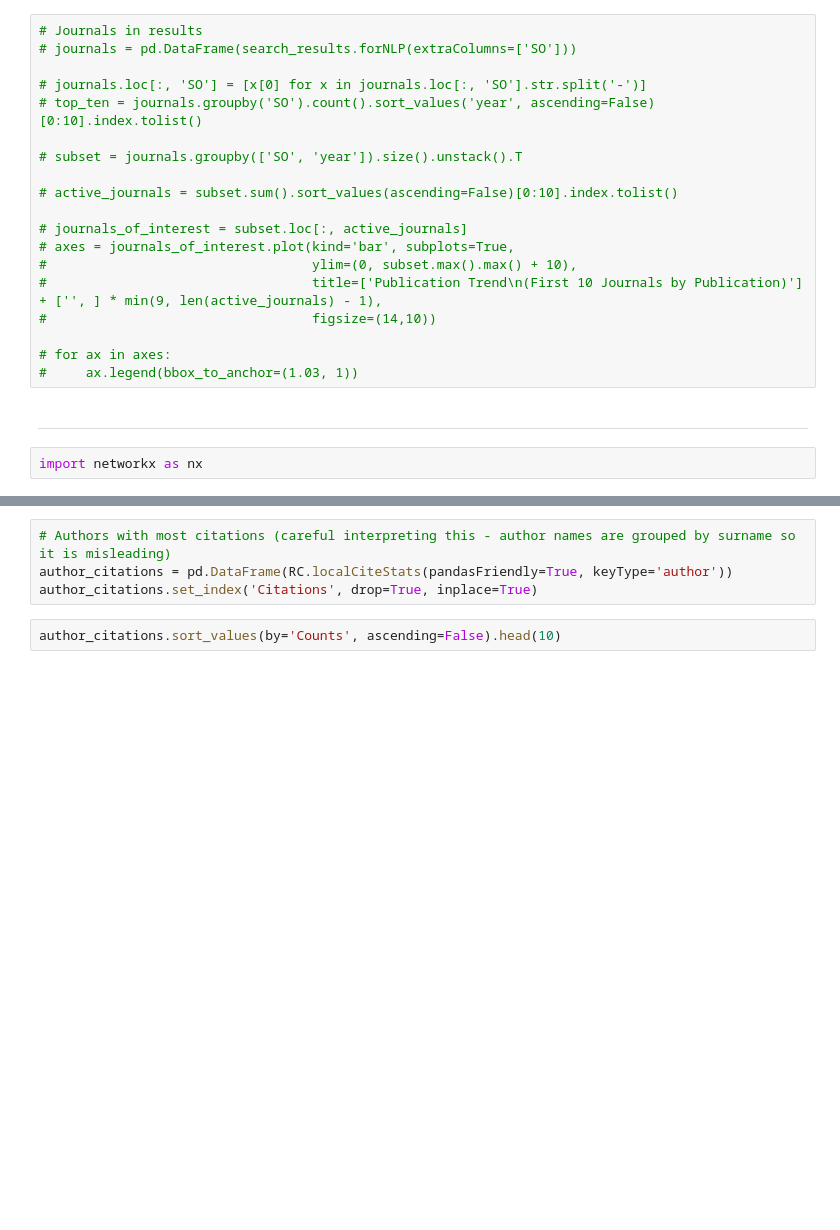
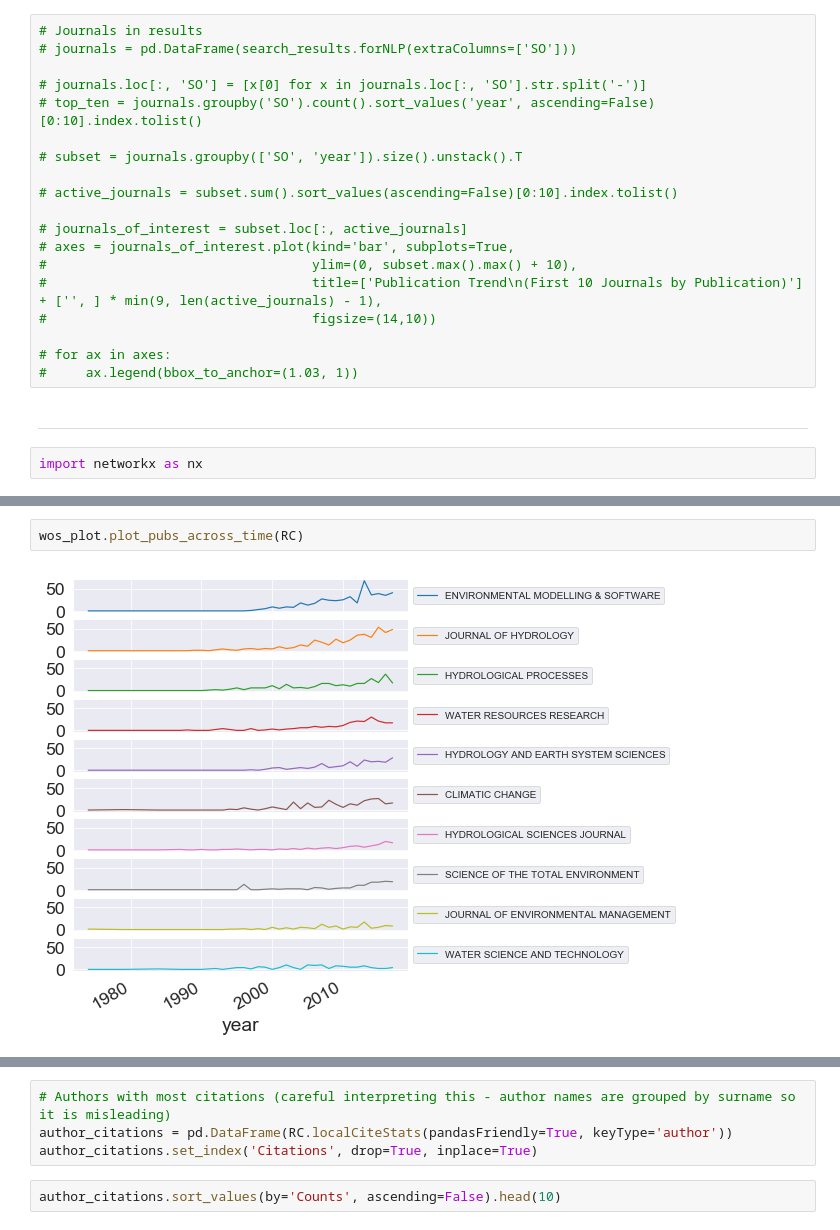
Before and after one commit to ConnectedSystems/sd-prac-bibanalysis, a Jupyter notebook: notebooks/Bib Analysis.ipynb, the cells around one changed output, grey strips where cells are left out. Saved outputs shown, nothing was run; the diff lists cells and outputs as text; blank space fills up the shorter version.

Commit message:
Updated notebooks and figures

```diff
--- a/notebooks/Bib Analysis.ipynb
+++ b/notebooks/Bib Analysis.ipynb
@@ -136 +136,5 @@ wos_plot.plot_pubs_per_journal(RC, annotate=True, save_plot_fn='figs/top_journal
+# %%
+wos_plot.plot_pubs_across_time(RC)
+# %% [output]
+[figure, added]
 # %%
```
Also changed, not shown: parts of 16 cells of this notebook, 9 other files.
